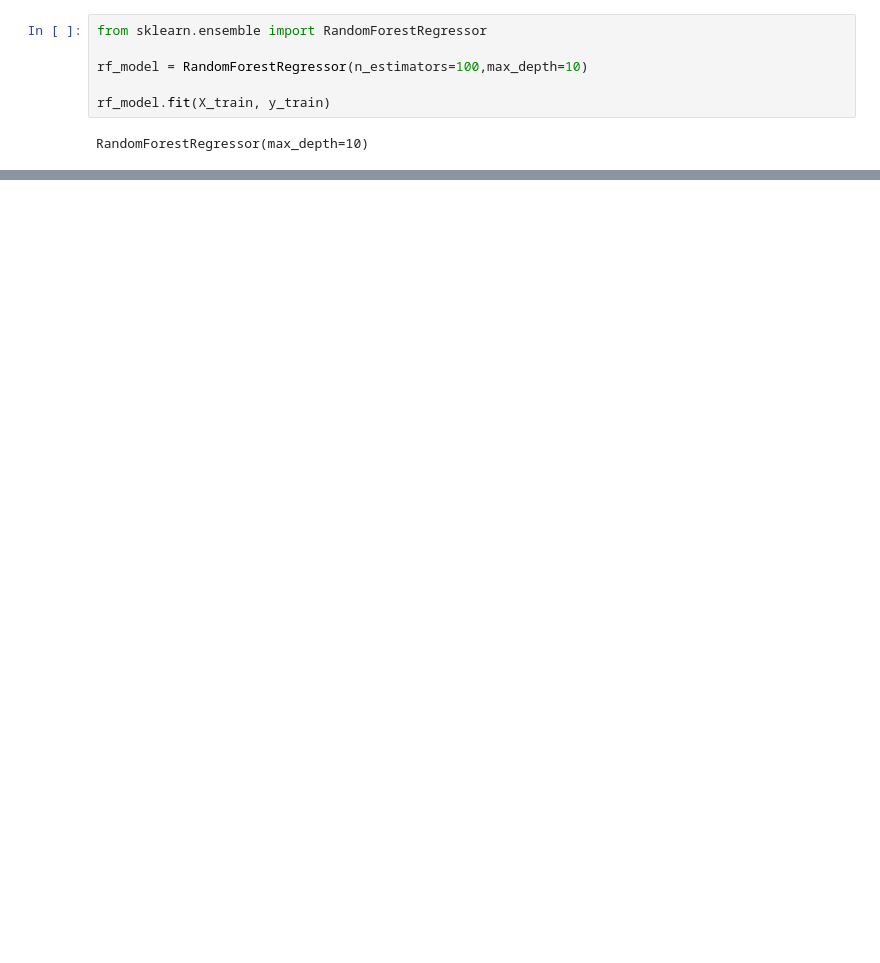
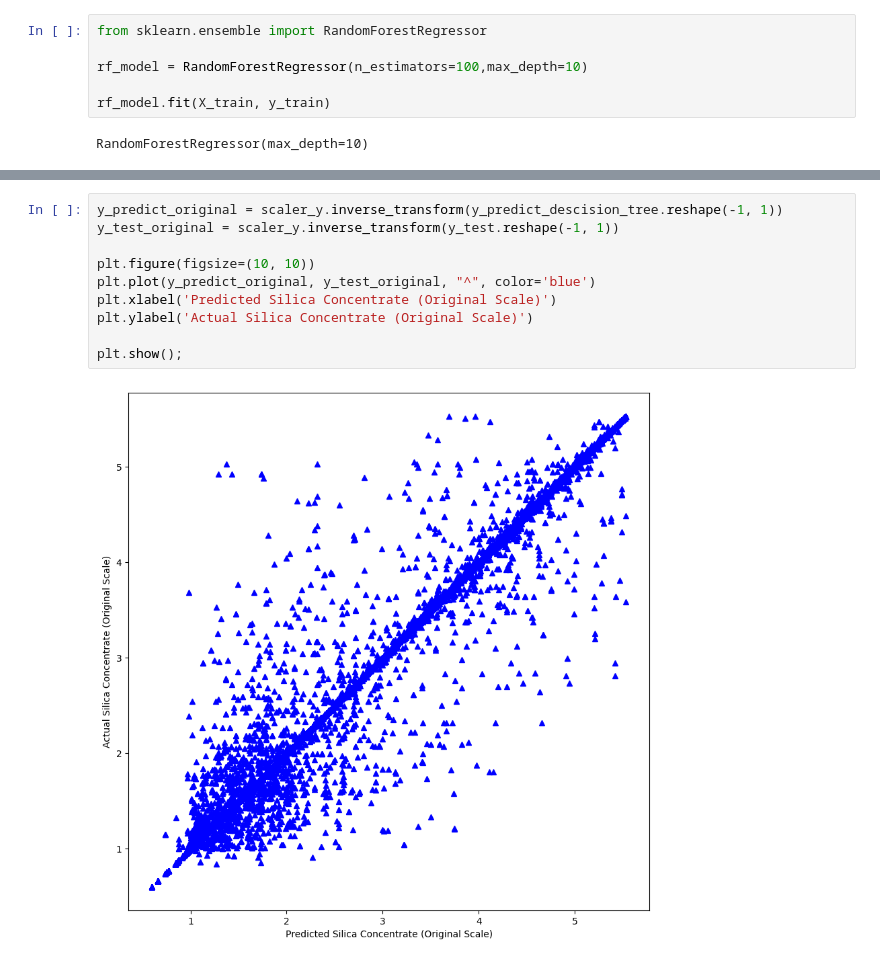
Before and after one commit to nobleyam/Mining-Quality-Prediction, a Jupyter notebook: mining.ipynb, the cells around one changed output, grey strips where cells are left out. Saved outputs shown, nothing was run; the diff lists cells and outputs as text; blank space fills up the shorter version.

```diff
--- a/mining.ipynb
+++ b/mining.ipynb
@@ -269,0 +368,12 @@ Root Mean Squared Error (RMSE) for Test Set: 0.33436888470584863
+# %%
+y_predict_original = scaler_y.inverse_transform(y_predict_descision_tree.reshape(-1, 1))
+y_test_original = scaler_y.inverse_transform(y_test.reshape(-1, 1))
+
+plt.figure(figsize=(10, 10))
+plt.plot(y_predict_original, y_test_original, "^", color='blue')
+plt.xlabel('Predicted Silica Concentrate (Original Scale)')
+plt.ylabel('Actual Silica Concentrate (Original Scale)')
+
+plt.show();
+# %% [output]
+[figure, added]
```
Also changed, not shown: parts of 10 cells of this notebook.
